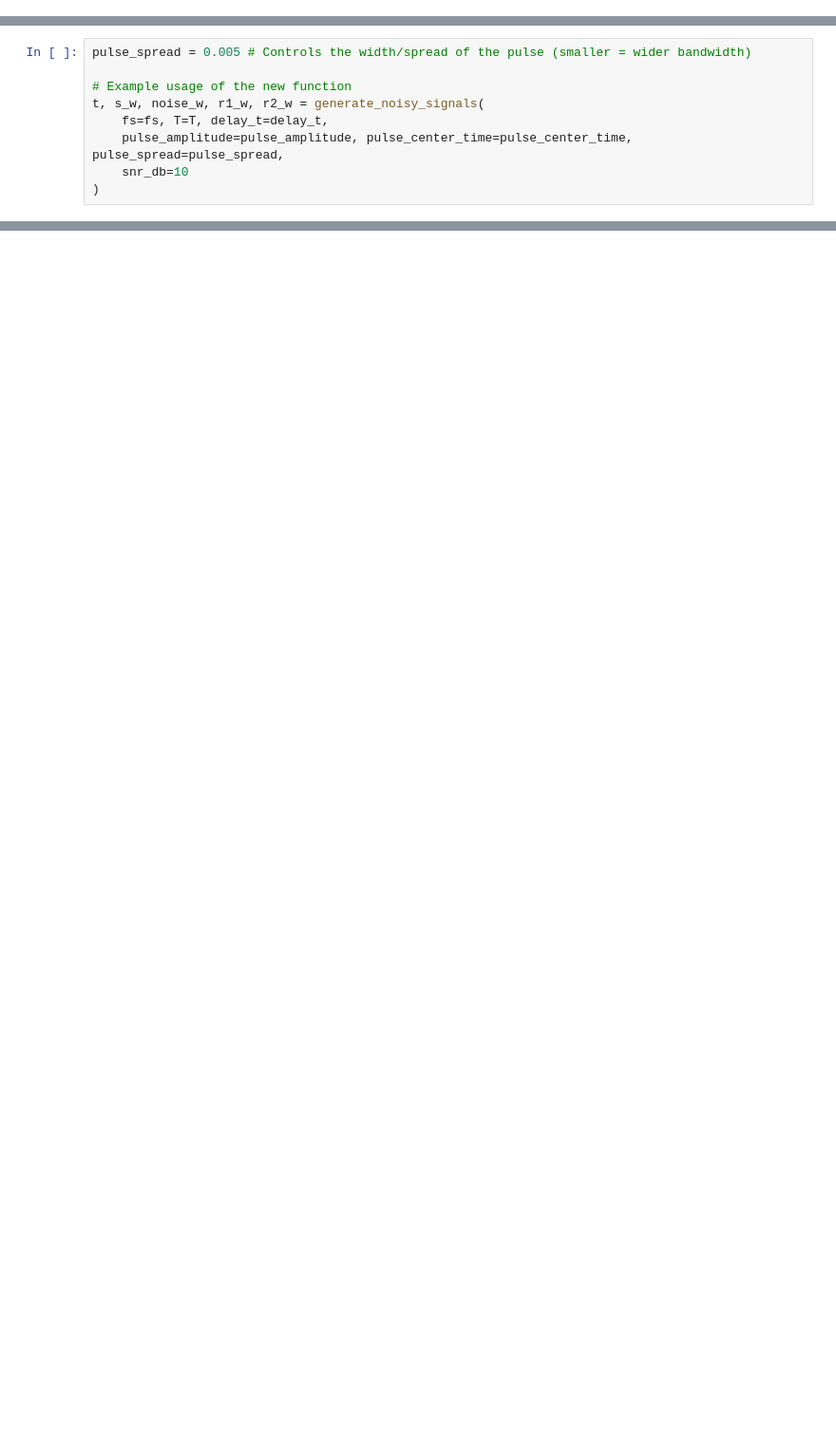
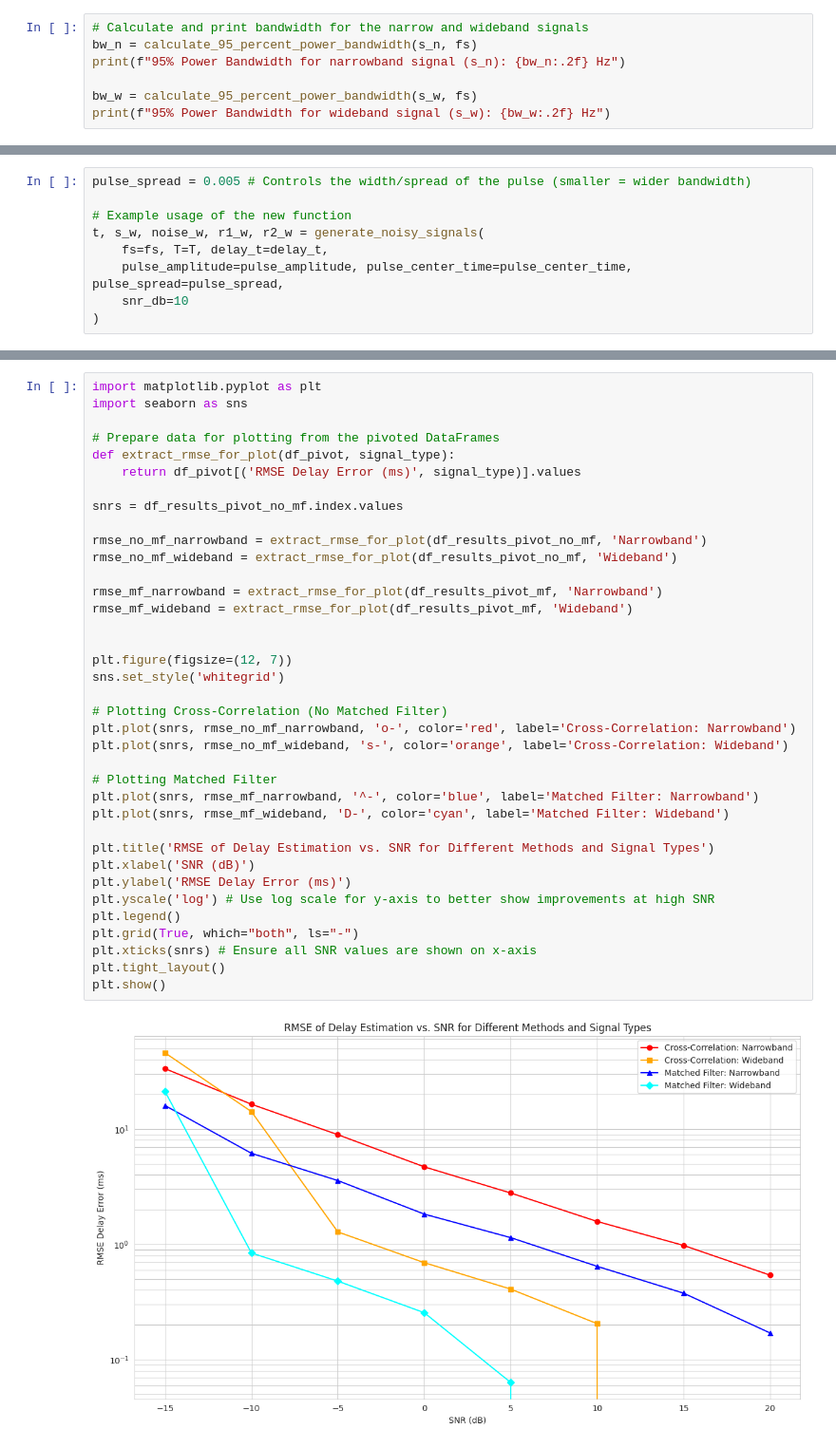
Before and after one commit to ysn9vq-gmu/rqe_tutorials, a Jupyter notebook: corr-info.ipynb, the cells around one changed output, grey strips where cells are left out. Shown at 95% size. Drawn from its saved outputs; the diff is of its cells as text; blank space fills up the shorter version.

```diff
--- a/corr-info.ipynb
+++ b/corr-info.ipynb
@@ -474,3 +515,10 @@ t, s_n, noise, r1_n, r2_n = generate_noisy_signals(
     pulse_amplitude=pulse_amplitude, pulse_center_time=pulse_center_time, pulse_spread=pulse_spread,
     snr_db=10
 )
+# %%
+# Calculate and print bandwidth for the narrow and wideband signals
+bw_n = calculate_95_percent_power_bandwidth(s_n, fs)
+print(f"95% Power Bandwidth for narrowband signal (s_n): {bw_n:.2f} Hz")
+
+bw_w = calculate_95_percent_power_bandwidth(s_w, fs)
+print(f"95% Power Bandwidth for wideband signal (s_w): {bw_w:.2f} Hz")
@@ -523,0 +987,39 @@ plot_waterfall_psd(
+# %%
+import matplotlib.pyplot as plt
+import seaborn as sns
+
+# Prepare data for plotting from the pivoted DataFrames
+def extract_rmse_for_plot(df_pivot, signal_type):
+    return df_pivot[('RMSE Delay Error (ms)', signal_type)].values
+
+snrs = df_results_pivot_no_mf.index.values
+
+rmse_no_mf_narrowband = extract_rmse_for_plot(df_results_pivot_no_mf, 'Narrowband')
+rmse_no_mf_wideband = extract_rmse_for_plot(df_results_pivot_no_mf, 'Wideband')
+
+rmse_mf_narrowband = extract_rmse_for_plot(df_results_pivot_mf, 'Narrowband')
+rmse_mf_wideband = extract_rmse_for_plot(df_results_pivot_mf, 'Wideband')
+
+
+plt.figure(figsize=(12, 7))
+sns.set_style('whitegrid')
+
+# Plotting Cross-Correlation (No Matched Filter)
+plt.plot(snrs, rmse_no_mf_narrowband, 'o-', color='red', label='Cross-Correlation: Narrowband')
+plt.plot(snrs, rmse_no_mf_wideband, 's-', color='orange', label='Cross-Correlation: Wideband')
+
+# Plotting Matched Filter
+plt.plot(snrs, rmse_mf_narrowband, '^-', color='blue', label='Matched Filter: Narrowband')
+plt.plot(snrs, rmse_mf_wideband, 'D-', color='cyan', label='Matched Filter: Wideband')
+
+plt.title('RMSE of Delay Estimation vs. SNR for Different Methods and Signal Types')
+plt.xlabel('SNR (dB)')
+plt.ylabel('RMSE Delay Error (ms)')
+plt.yscale('log') # Use log scale for y-axis to better show improvements at high SNR
+plt.legend()
+plt.grid(True, which="both", ls="-")
+plt.xticks(snrs) # Ensure all SNR values are shown on x-axis
+plt.tight_layout()
+plt.show()
+# %% [output]
+[figure, added]
```
Also changed, not shown: parts of 19 cells of this notebook.
